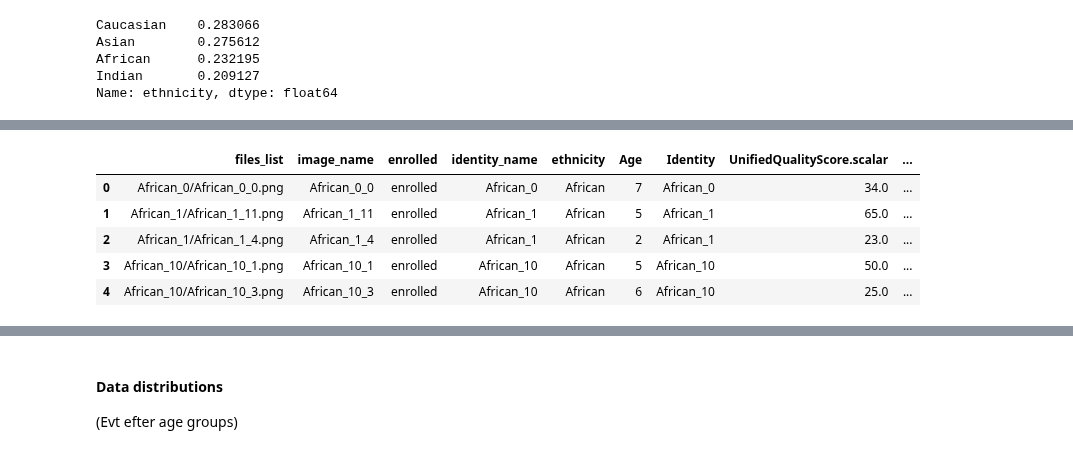
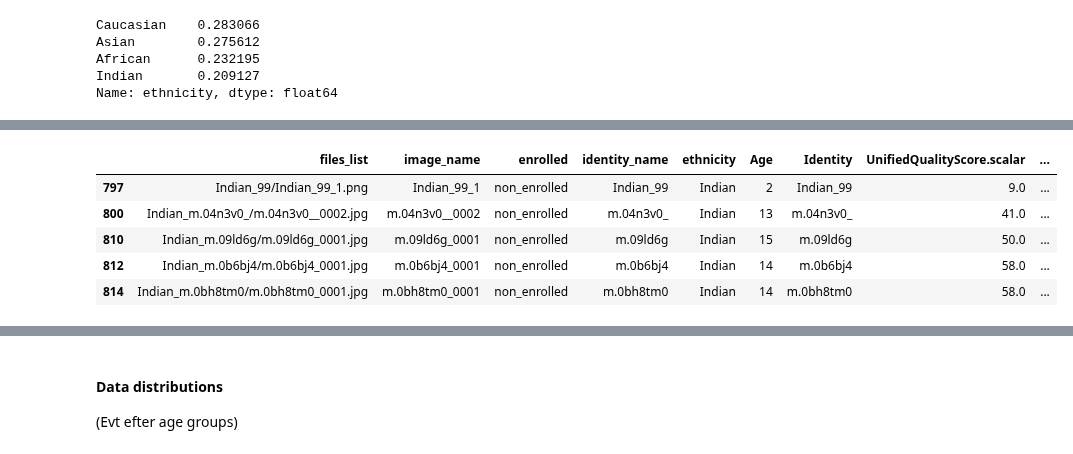
Before and after one commit to Kat-Gabi/Master_Thesis, a Jupyter notebook: notebooks/loadings/data_loading_ylfw_updated.ipynb, the cells around one changed output, grey strips where cells are left out. Drawn from its saved outputs; the diff is of its cells as text; code cells hidden in the pictures.

```diff
--- a/notebooks/loadings/data_loading_ylfw_updated.ipynb
+++ b/notebooks/loadings/data_loading_ylfw_updated.ipynb
@@ -179,12 +179,12 @@ len of final df 7325
 # %%
-final_df.head()
+final_df.tail()
 # %% [output]
 |  | files_list | image_name | enrolled | identity_name | ethnicity | Age | Identity | UnifiedQualityScore.scalar | ... |
-| 0 | African_0/African_0_0.png | African_0_0 | enrolled | African_0 | African | 7 | African_0 | 34.0 | ... |
-| 1 | African_1/African_1_11.png | African_1_11 | enrolled | African_1 | African | 5 | African_1 | 65.0 | ... |
-| 2 | African_1/African_1_4.png | African_1_4 | enrolled | African_1 | African | 2 | African_1 | 23.0 | ... |
-| 3 | African_10/African_10_1.png | African_10_1 | enrolled | African_10 | African | 5 | African_10 | 50.0 | ... |
-| 4 | African_10/African_10_3.png | African_10_3 | enrolled | African_10 | African | 6 | African_10 | 25.0 | ... |
+| 797 | Indian_99/Indian_99_1.png | Indian_99_1 | non_enrolled | Indian_99 | Indian | 2 | Indian_99 | 9.0 | ... |
+| 800 | Indian_m.04n3v0_/m.04n3v0__0002.jpg | m.04n3v0__0002 | non_enrolled | m.04n3v0_ | Indian | 13 | m.04n3v0_ | 41.0 | ... |
+| 810 | Indian_m.09ld6g/m.09ld6g_0001.jpg | m.09ld6g_0001 | non_enrolled | m.09ld6g | Indian | 15 | m.09ld6g | 50.0 | ... |
+| 812 | Indian_m.0b6bj4/m.0b6bj4_0001.jpg | m.0b6bj4_0001 | non_enrolled | m.0b6bj4 | Indian | 14 | m.0b6bj4 | 58.0 | ... |
+| 814 | Indian_m.0bh8tm0/m.0bh8tm0_0001.jpg | m.0bh8tm0_0001 | non_enrolled | m.0bh8tm0 | Indian | 14 | m.0bh8tm0 | 58.0 | ... |
 # %%
 final_df[final_df['children_agegroup'] == '13-15']
 # %% [output]
```
Also changed, not shown: parts of 19 cells of this notebook, 11 other files.
